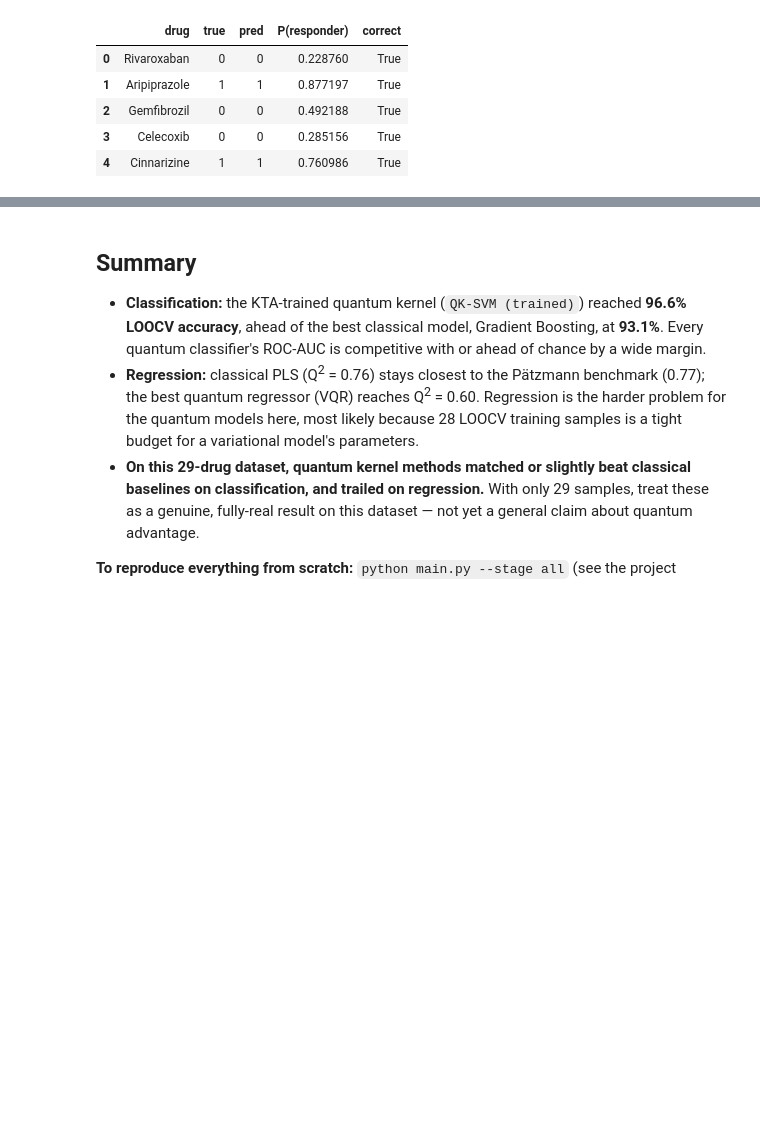
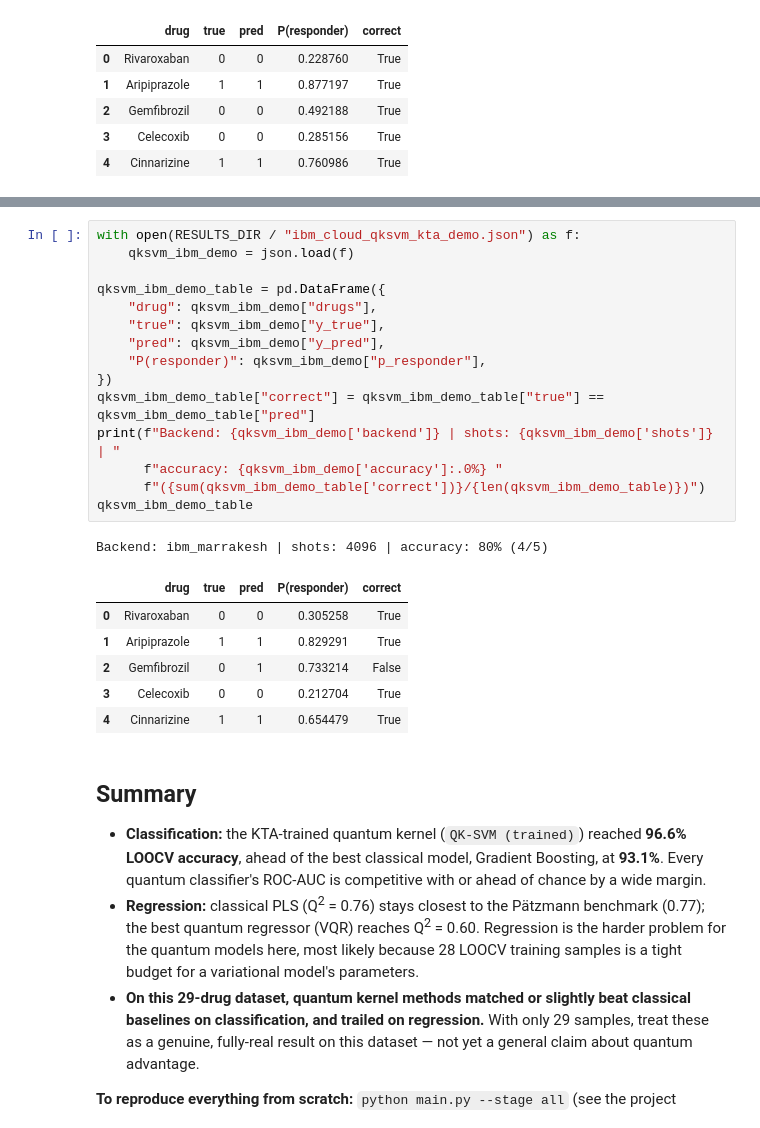
Before and after one commit to e-amponsah/qmilling-fhnw, a Jupyter notebook: notebooks/00_project_walkthrough.ipynb, the cells around one changed output, grey strips where cells are left out. Saved outputs shown, nothing was run; the diff lists cells and outputs as text; blank space fills up the shorter version.

```diff
--- a/notebooks/00_project_walkthrough.ipynb
+++ b/notebooks/00_project_walkthrough.ipynb
@@ -394,3 +411,26 @@ Backend: ibm_miami | shots: 4096 | accuracy: 100% (5/5)
+# %%
+with open(RESULTS_DIR / "ibm_cloud_qksvm_kta_demo.json") as f:
+    qksvm_ibm_demo = json.load(f)
+
+qksvm_ibm_demo_table = pd.DataFrame({
+    "drug": qksvm_ibm_demo["drugs"],
+    "true": qksvm_ibm_demo["y_true"],
+    "pred": qksvm_ibm_demo["y_pred"],
+    "P(responder)": qksvm_ibm_demo["p_responder"],
+})
+qksvm_ibm_demo_table["correct"] = qksvm_ibm_demo_table["true"] == qksvm_ibm_demo_table["pred"]
+print(f"Backend: {qksvm_ibm_demo['backend']} | shots: {qksvm_ibm_demo['shots']} | "
+      f"accuracy: {qksvm_ibm_demo['accuracy']:.0%} "
+      f"({sum(qksvm_ibm_demo_table['correct'])}/{len(qksvm_ibm_demo_table)})")
+qksvm_ibm_demo_table
+# %% [output]
+Backend: ibm_marrakesh | shots: 4096 | accuracy: 80% (4/5)
+|  | drug | true | pred | P(responder) | correct |
+| 0 | Rivaroxaban | 0 | 0 | 0.305258 | True |
+| 1 | Aripiprazole | 1 | 1 | 0.829291 | True |
+| 2 | Gemfibrozil | 0 | 1 | 0.733214 | False |
+| 3 | Celecoxib | 0 | 0 | 0.212704 | True |
+| 4 | Cinnarizine | 1 | 1 | 0.654479 | True |
 # %% [markdown]
 ## Summary
 
```
Also changed, not shown: parts of 3 cells of this notebook, 27 other files.
